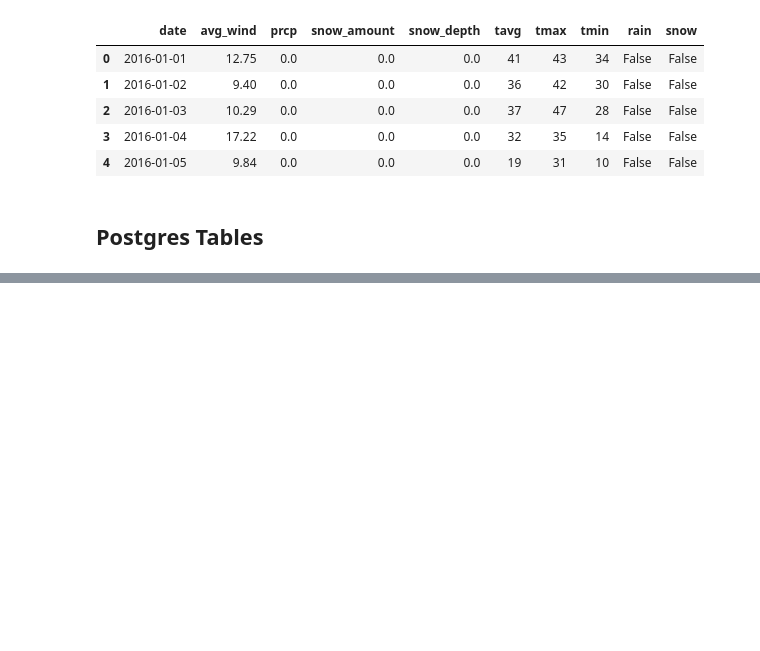
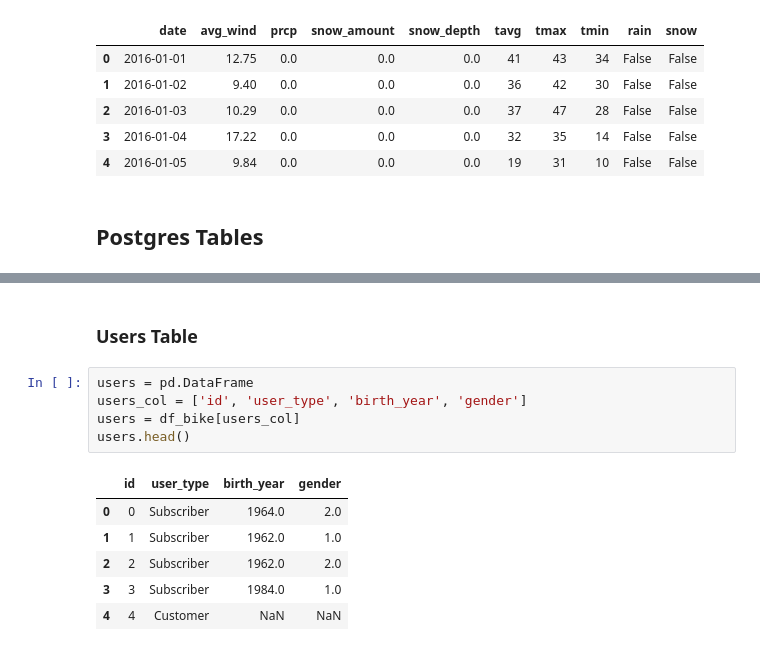
Before and after one commit to SereniT33/Codecademy_DE_Portfolio, a Jupyter notebook: bike-rental-data-management/bike-rental.ipynb, the cells around one changed output, grey strips where cells are left out. Saved outputs shown, nothing was run; the diff lists cells and outputs as text; blank space fills up the shorter version.

```diff
--- a/bike-rental-data-management/bike-rental.ipynb
+++ b/bike-rental-data-management/bike-rental.ipynb
@@ -459,0 +485,14 @@ dates.head()
+# %% [markdown]
+### Users Table
+# %%
+users = pd.DataFrame
+users_col = ['id', 'user_type', 'birth_year', 'gender']
+users = df_bike[users_col]
+users.head()
+# %% [output]
+|  | id | user_type | birth_year | gender |
+| 0 | 0 | Subscriber | 1964.0 | 2.0 |
+| 1 | 1 | Subscriber | 1962.0 | 1.0 |
+| 2 | 2 | Subscriber | 1962.0 | 2.0 |
+| 3 | 3 | Subscriber | 1984.0 | 1.0 |
+| 4 | 4 | Customer | NaN | NaN |
```
Also changed, not shown: parts of 16 cells of this notebook, 2 other files.
